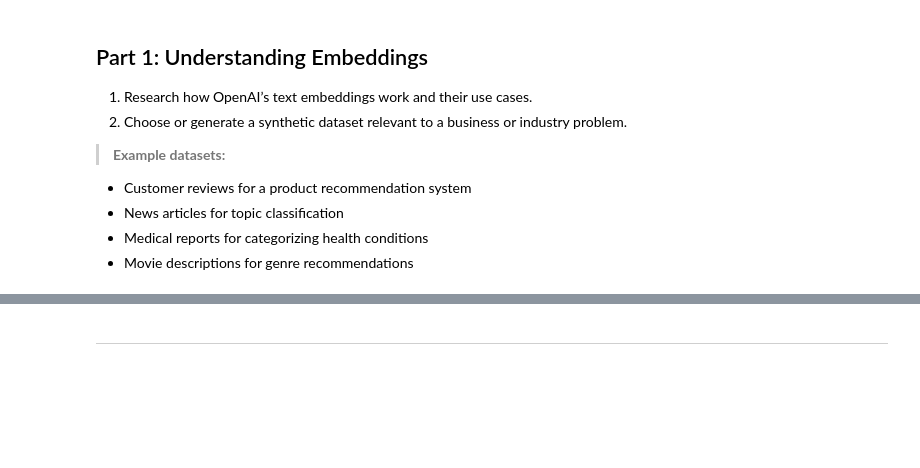
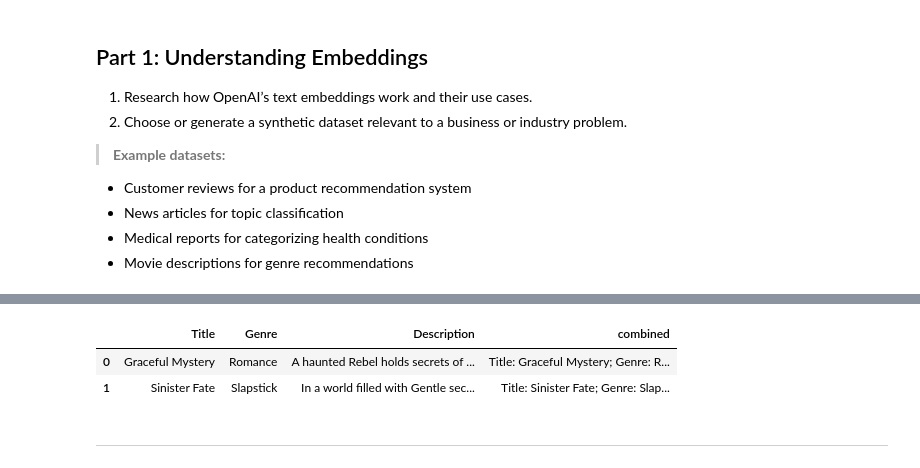
Before and after one commit to Zeaxanthin80/CAI2300C, a Jupyter notebook: Assignments/Assignment 3.ipynb, the cells around one changed output, grey strips where cells are left out. Cells and saved outputs as stored; diff of their text form; code cells hidden in the pictures; blank space fills up the shorter version.

```diff
--- a/Assignments/Assignment 3.ipynb
+++ b/Assignments/Assignment 3.ipynb
@@ -116,3 +232,16 @@ list
+# %%
+# load & inspect dataset
+
+df = df[["Title", "Genre", "Description"]]
+df = df.dropna()
+df["combined"] = (
+    "Title: " + df.Title.str.strip() + "; Genre: " + df.Genre.str.strip() + "; Description: " + df.Description.str.strip()
+)
+df.head(2)
+# %% [output]
+|  | Title | Genre | Description | combined |
+| 0 | Graceful Mystery | Romance | A haunted Rebel holds secrets of ... | Title: Graceful Mystery; Genre: R... |
+| 1 | Sinister Fate | Slapstick | In a world filled with Gentle sec... | Title: Sinister Fate; Genre: Slap... |
 # %% [markdown]
 
 
```
Also changed, not shown: parts of 22 cells of this notebook.
